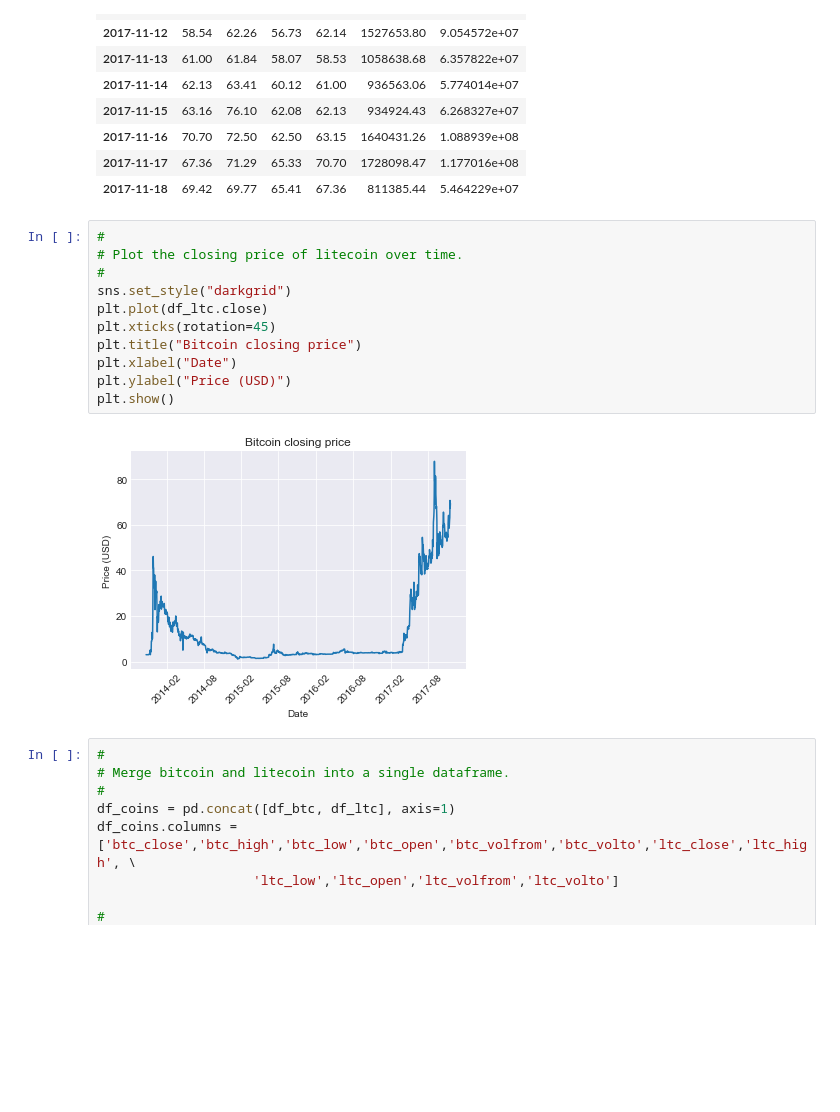
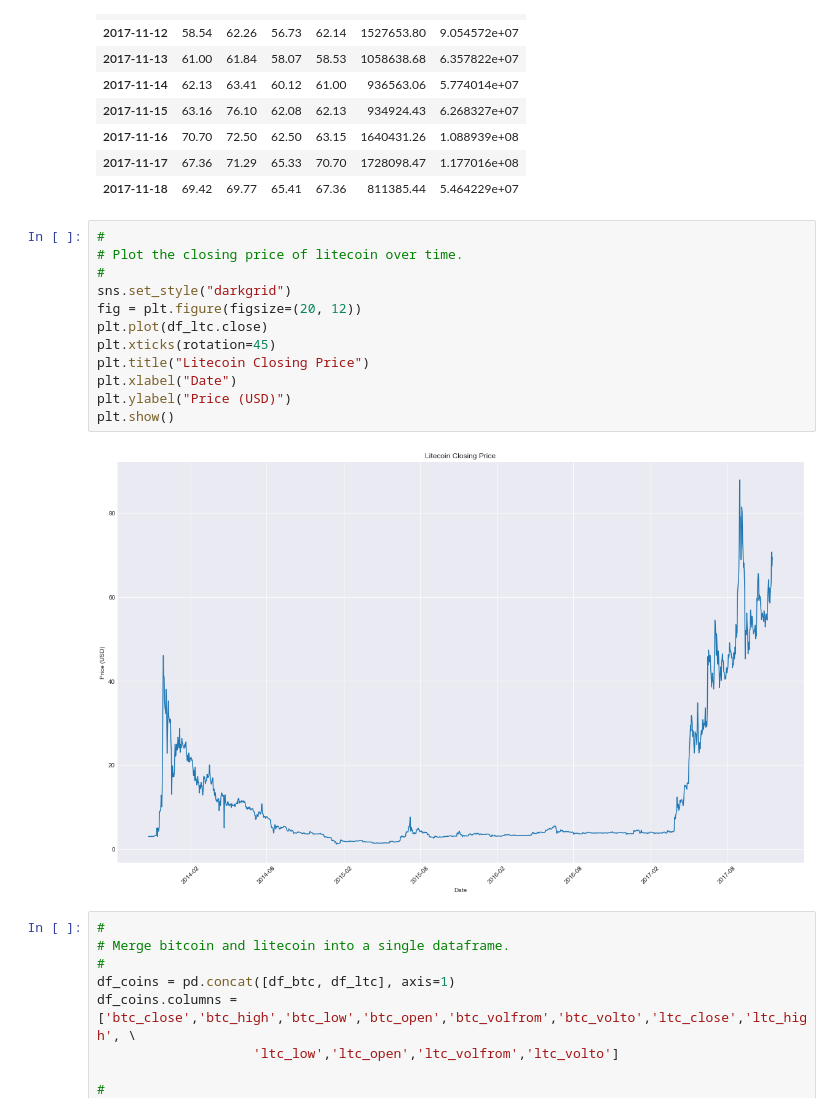
Before and after one commit to racineda/data-science-career-track, a Jupyter notebook: capstone-1-project/racine-david-capstone1.ipynb, the cells around one changed output. Saved outputs shown, nothing was run; the diff lists cells and outputs as text; blank space fills up the shorter version.

```diff
--- a/capstone-1-project/racine-david-capstone1.ipynb
+++ b/capstone-1-project/racine-david-capstone1.ipynb
@@ -110,16 +113,17 @@ df_ltc.tail(10)
 # %%
 #
 # Plot the closing price of litecoin over time.
 #
 sns.set_style("darkgrid")
+fig = plt.figure(figsize=(20, 12))
 plt.plot(df_ltc.close)
 plt.xticks(rotation=45)
-plt.title("Bitcoin closing price")
+plt.title("Litecoin Closing Price")
 plt.xlabel("Date")
 plt.ylabel("Price (USD)")
 plt.show()
 # %% [output]
-[figure, old version]
+[figure, new version]
 # %%
 #
 # Merge bitcoin and litecoin into a single dataframe.
```
Also changed, not shown: parts of 55 cells of this notebook, 1 other file.
